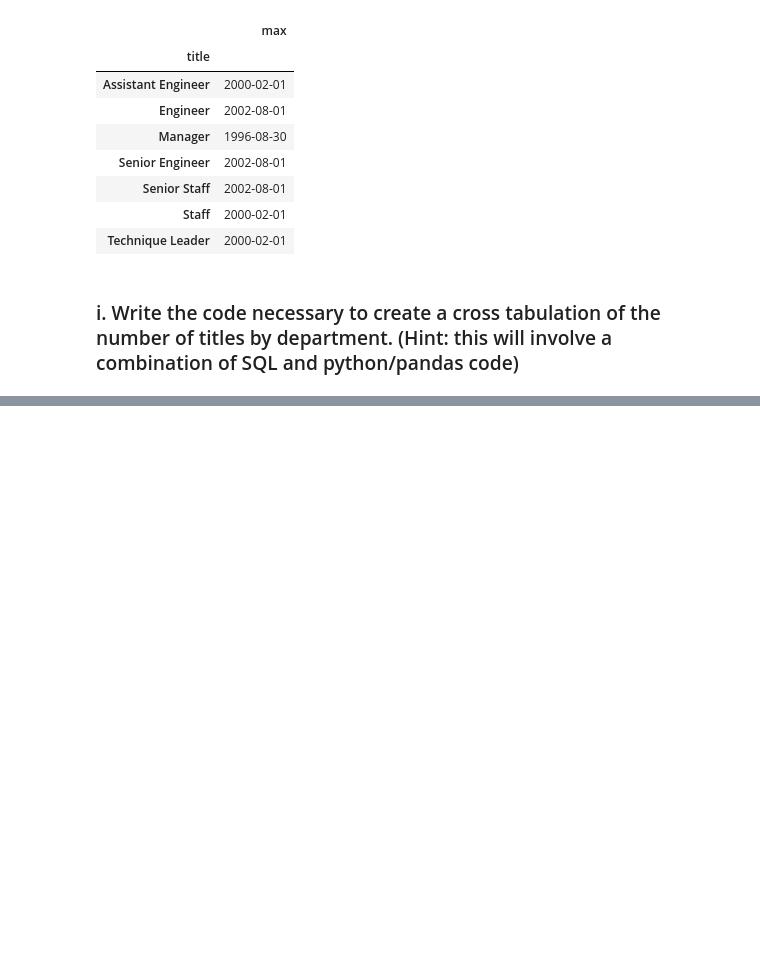
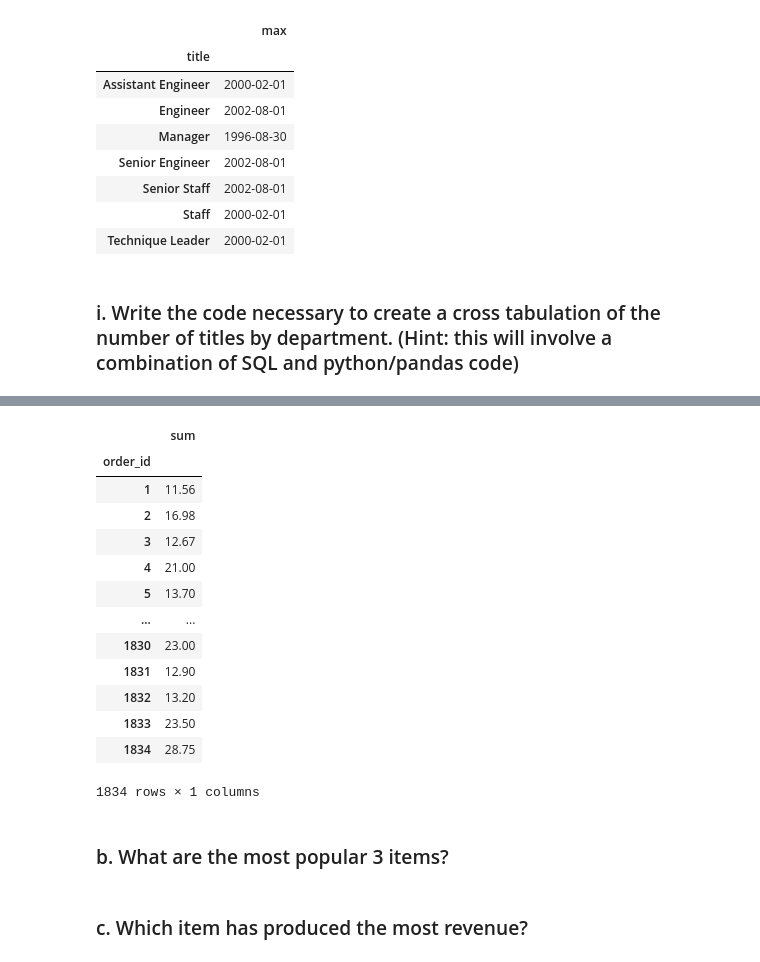
Before and after one commit to Matthew-Mays/numpy-pandas-visualization-exercises, a Jupyter notebook: advanced_dataframes.ipynb, the cells around one changed output, grey strips where cells are left out. Cells and saved outputs as stored; diff of their text form; code cells hidden in the pictures; blank space fills up the shorter version.

```diff
--- a/advanced_dataframes.ipynb
+++ b/advanced_dataframes.ipynb
@@ -312,0 +356,23 @@ dept_titles.groupby('dept_no').title.agg(['count'])
+# %%
+chip_url = get_db_url(username, password, host, 'chipotle')
+chipotle = pd.read_sql('SELECT * FROM orders', chip_url)
+price_float = chipotle.assign(float_price = chipotle['item_price'].str.replace('$', '').astype(float))
+# %%
+price_float.groupby('order_id').float_price.agg(['sum'])
+# %% [output]
+|  | sum |
+| order_id |  |
+| 1 | 11.56 |
+| 2 | 16.98 |
+| 3 | 12.67 |
+| 4 | 21.00 |
+| 5 | 13.70 |
+| ... | ... |
+| 1830 | 23.00 |
+| 1831 | 12.90 |
+| 1832 | 13.20 |
+| 1833 | 23.50 |
+| 1834 | 28.75 |
+1834 rows × 1 columns
+# %% [markdown]
+### b. What are the most popular 3 items?
@@ -312,0 +382,2 @@ dept_titles.groupby('dept_no').title.agg(['count'])
+# %% [markdown]
+### c. Which item has produced the most revenue?
```
Also changed, not shown: parts of 23 cells of this notebook.
